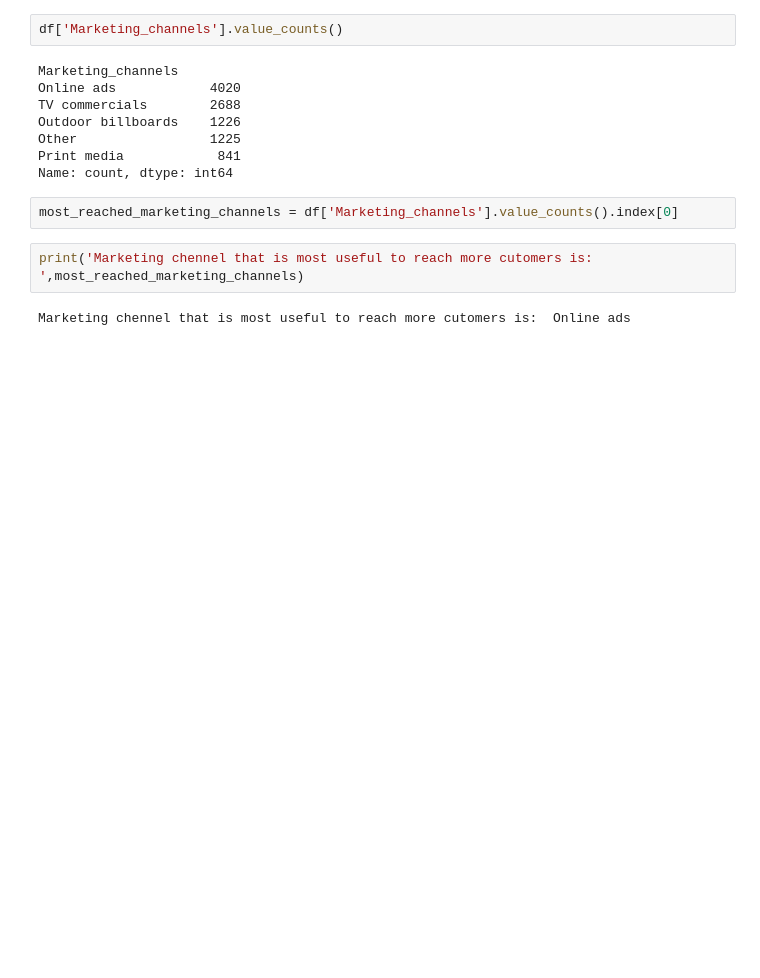
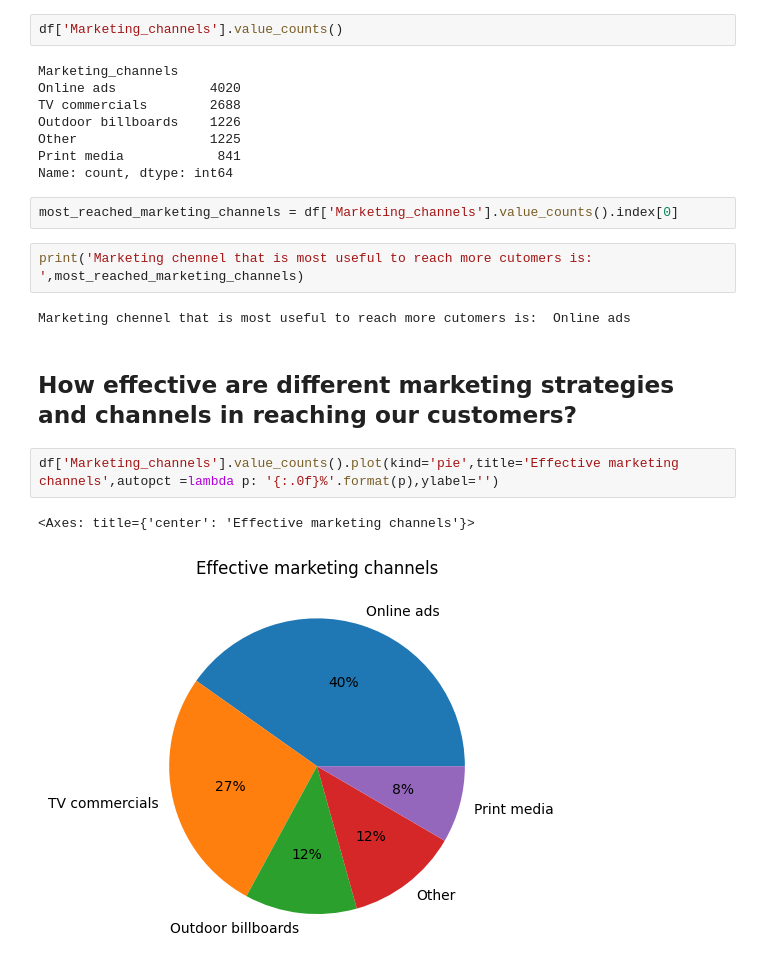
Before and after one commit to sourabhms66/Food_-_Beverage_Marketing, a Jupyter notebook: codes.ipynb, the cells around one changed output. Saved outputs shown, nothing was run; the diff lists cells and outputs as text; blank space fills up the shorter version.

```diff
--- a/codes.ipynb
+++ b/codes.ipynb
@@ -409,3 +409,10 @@ most_reached_marketing_channels = df['Marketing_channels'].value_counts().index[
 print('Marketing chennel that is most useful to reach more cutomers is: ',most_reached_marketing_channels)
 # %% [output]
 Marketing chennel that is most useful to reach more cutomers is:  Online ads
+# %% [markdown]
+## How effective are different marketing strategies and channels in reaching our customers?
+# %%
+df['Marketing_channels'].value_counts().plot(kind='pie',title='Effective marketing channels',autopct =lambda p: '{:.0f}%'.format(p),ylabel='')
+# %% [output]
+<Axes: title={'center': 'Effective marketing channels'}>
+[figure, added]
```
